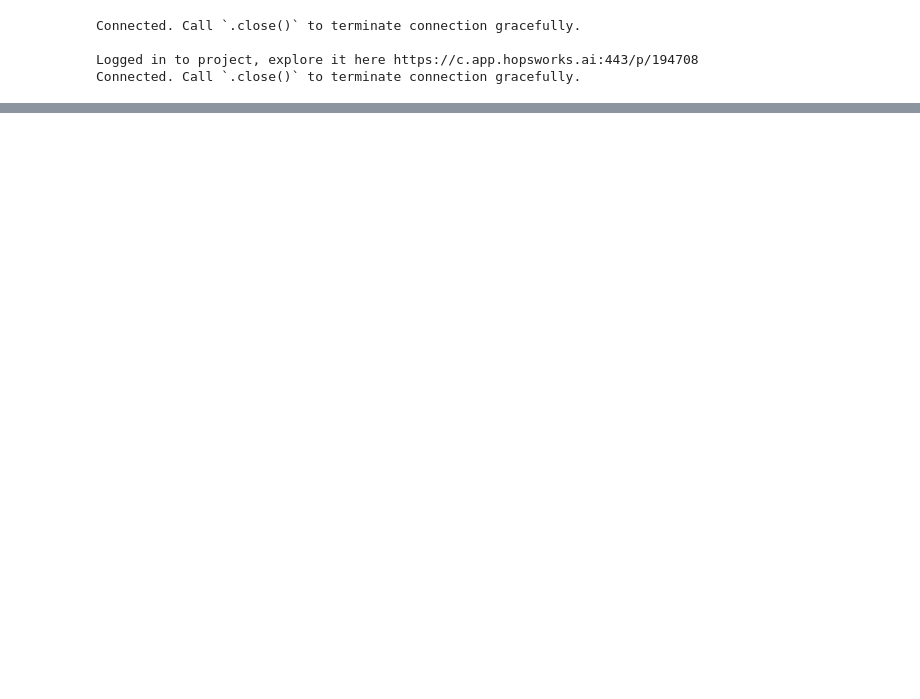
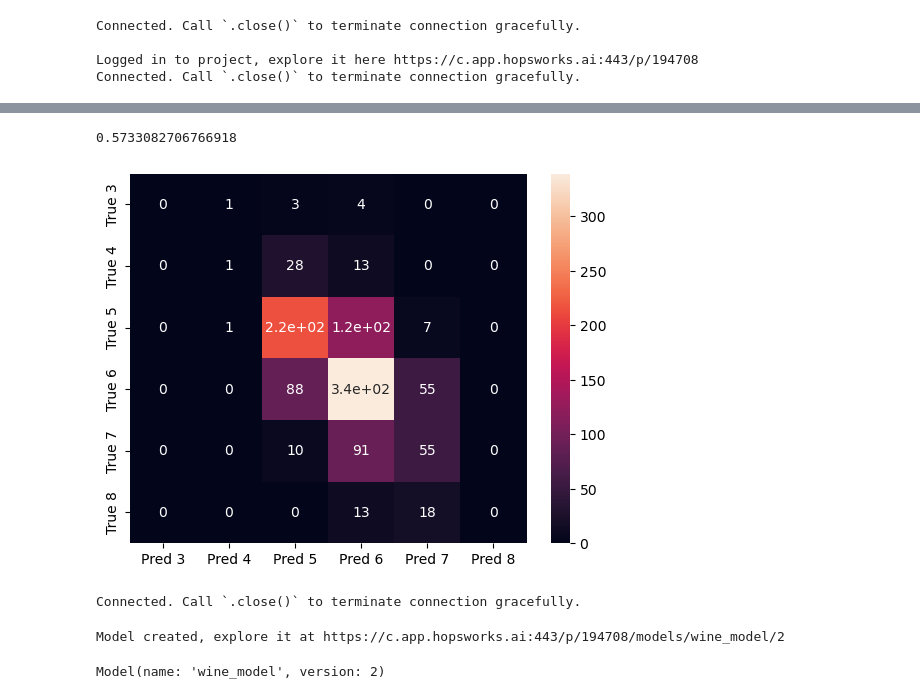
Before and after one commit to SevenhuijsenM/lab1-wine, a Jupyter notebook: wine-training.ipynb, the cells around one changed output, grey strips where cells are left out. Cells and saved outputs as stored; diff of their text form; code cells hidden in the pictures; blank space fills up the shorter version.

```diff
--- a/wine-training.ipynb
+++ b/wine-training.ipynb
@@ -162,0 +154,16 @@ print(accuracy)
+# %%
+# The random forest classifier seems to perform the best, so we will use that model to predict the quality of the wine
+y_pred = rf.predict(X_test)
+y_pred = y_pred.round()
+metrics = classification_report(y_test, y_pred, output_dict=True)
+results = confusion_matrix(y_test, y_pred)
+
+# Get the accuracy of the model
+accuracy = accuracy_score(y_test, y_pred)
+print(accuracy)
+
+# Create a confusion matrix
+df_cm = pd.DataFrame(results, ["True 3", "True 4", "True 5", "True 6", "True 7", "True 8"], ["Pred 3", "Pred 4", "Pred 5", "Pred 6", "Pred 7", "Pred 8"])
+cm = sns.heatmap(df_cm, annot=True)
+fig = cm.get_figure()
+# %% [output]
@@ -162,0 +173,34 @@ print(accuracy)
+0.5733082706766918
+[figure, added]
+# %%
+# We will now upload the random forst model to the registry
+mr = project.get_model_registry()
+
+# The directory will be wine_model
+model_dir="wine_model"
+if os.path.isdir(model_dir) == False:
+    os.mkdir(model_dir)
+
+# Save the model and the confusion matrix
+joblib.dump(model, model_dir + "/wine_model.pkl")
+fig.savefig(model_dir + "/confusion_matrix.png")
+
+# Specify the input and output
+input_schema = Schema(X_train)
+output_schema = Schema(y_train)
+model_schema = ModelSchema(input_schema, output_schema)
+
+# Create an entry
+wine_model = mr.python.create_model(
+    name="wine_model",
+    metrics={"accuracy" : metrics['accuracy']},
+    model_schema=model_schema,
+    description="Wine Predictor"
+)
+
+# Upload the model to the model registry, including all files in 'model_dir'
+wine_model.save(model_dir)
+# %% [output]
+Connected. Call `.close()` to terminate connection gracefully.
+Model created, explore it at https://c.app.hopsworks.ai:443/p/194708/models/wine_model/2
+Model(name: 'wine_model', version: 2)
```
Also changed, not shown: parts of 10 cells of this notebook, 12 other files.
